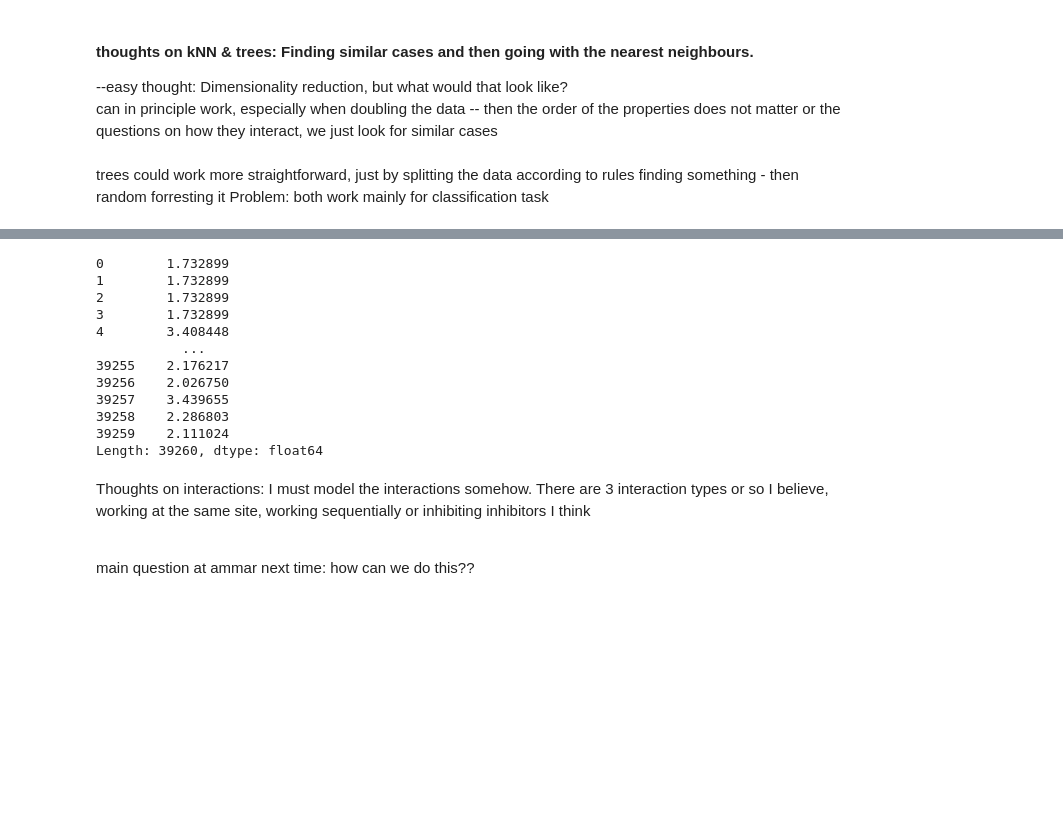
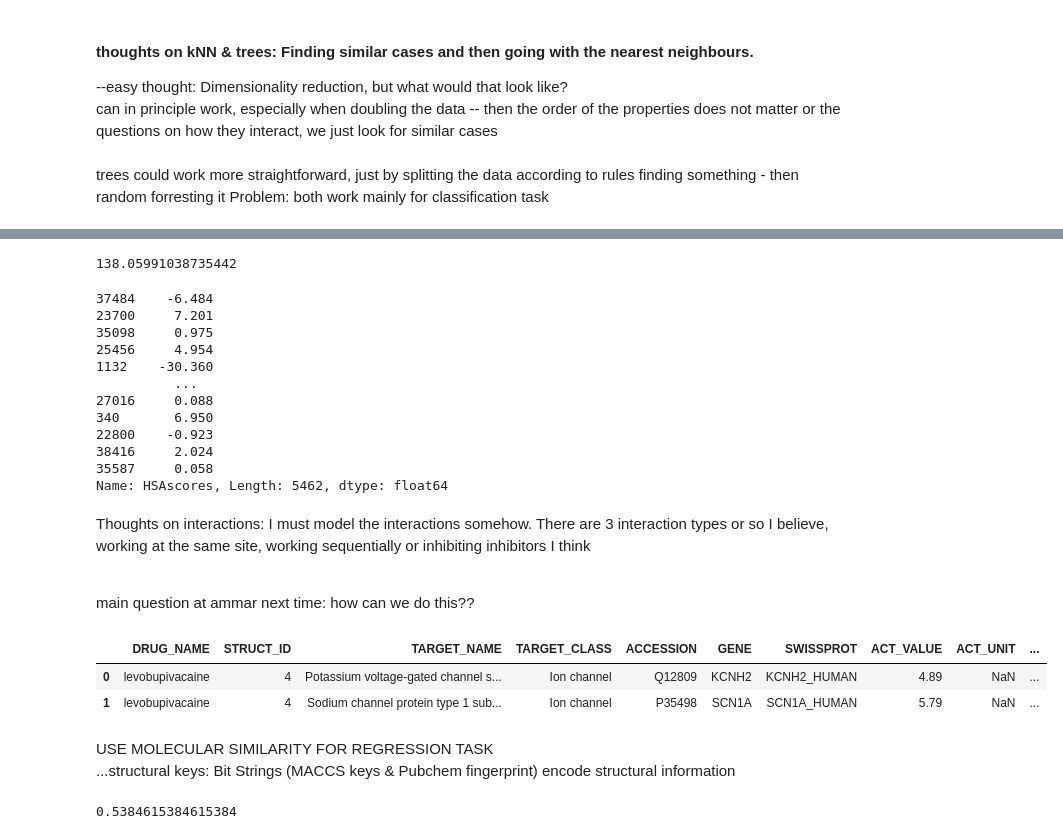
Before and after one commit to stefanhuber1510/marbleProject, a Jupyter notebook: firstOwnRegression.ipynb, the cells around one changed output, grey strips where cells are left out. Drawn from its saved outputs; the diff is of its cells as text; code cells hidden in the pictures; blank space fills up the shorter version.

```diff
--- a/firstOwnRegression.ipynb
+++ b/firstOwnRegression.ipynb
@@ -187,19 +223,47 @@ Problem: both work mainly for classification task
+# %%
+# MSE does not make much sense
+from sklearn.metrics import mean_squared_error
+#mean_squared_error(neigh.predict(x_test),y_test)
+mean_squared_error(neigh.predict(x_test),y_test)
+# %% [output]
+138.05991038735442
 # %%
-shortData["D1 MolLogP"]/shortData["D2 MolLogP"]
+#shortData["D1 MolLogP"]/shortData["D2 MolLogP"]
+y_test
 # %% [output]
-0        1.732899
-1        1.732899
-2        1.732899
-3        1.732899
-4        3.408448
-           ...
-39255    2.176217
-39256    2.026750
-39257    3.439655
-39258    2.286803
-39259    2.111024
-Length: 39260, dtype: float64
+37484    -6.484
+23700     7.201
+35098     0.975
+25456     4.954
+1132    -30.360
+          ...
+27016     0.088
+340       6.950
+22800    -0.923
+38416     2.024
+35587     0.058
+Name: HSAscores, Length: 5462, dtype: float64
 # %% [markdown]
 Thoughts on interactions: I must model the interactions somehow. There are 3 interaction types or so I believe, working at the same site, working sequentially or inhibiting inhibitors I think<br><br>
 
 main question at ammar next time: how can we do this??
+# %%
+import pandas as pd
+drugTargetInt=pd.read_csv("./drugCentral/drug.target.interaction.tsv",sep="\t")
+drugTargetInt.head(2)
+# %% [output]
+|  | DRUG_NAME | STRUCT_ID | TARGET_NAME | TARGET_CLASS | ACCESSION | GENE | SWISSPROT | ACT_VALUE | ACT_UNIT | ... |
+| 0 | levobupivacaine | 4 | Potassium voltage-gated channel s... | Ion channel | Q12809 | KCNH2 | KCNH2_HUMAN | 4.89 | NaN | ... |
+| 1 | levobupivacaine | 4 | Sodium channel protein type 1 sub... | Ion channel | P35498 | SCN1A | SCN1A_HUMAN | 5.79 | NaN | ... |
+# %% [markdown]
+USE MOLECULAR SIMILARITY FOR REGRESSION TASK<br>
+...structural keys: Bit Strings (MACCS keys & Pubchem fingerprint) encode structural information
+# %%
+from rdkit import Chem
+from rdkit import DataStructs
+
+mols = [Chem.MolFromSmiles("CCOC"),Chem.MolFromSmiles("COC")] #if it says chem has no attribute MACCSkeys thats a system error
+maccsk = [Chem.MACCSkeys.GenMACCSKeys(mols[0]),Chem.MACCSkeys.GenMACCSKeys(mols[1])]
+DataStructs.FingerprintSimilarity(maccsk[0],maccsk[1])
+# %% [output]
+0.5384615384615384
```
Also changed, not shown: parts of 22 cells of this notebook, 10 other files.
